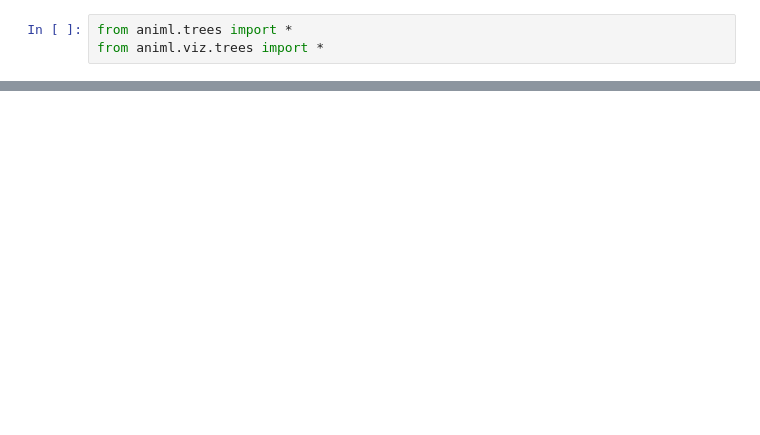
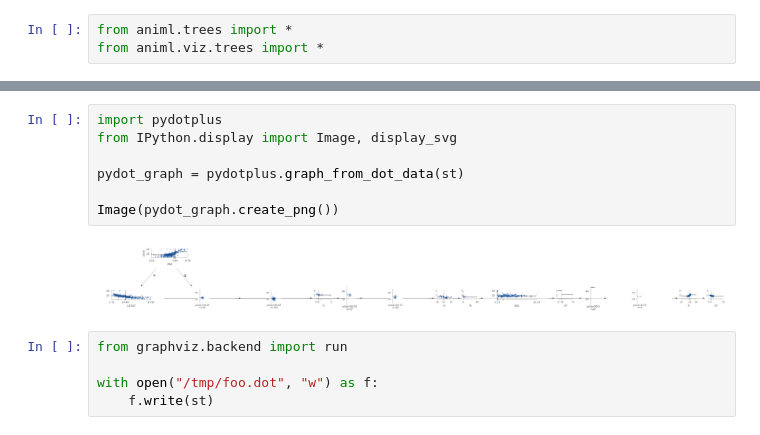
Before and after one commit to darrenzeng2012/animl, a Jupyter notebook: testing/playground.ipynb, the cells around one changed output, grey strips where cells are left out. Saved outputs shown, nothing was run; the diff lists cells and outputs as text; blank space fills up the shorter version.

```diff
--- a/testing/playground.ipynb
+++ b/testing/playground.ipynb
@@ -16,3 +16,17 @@ g = graphviz.Source(st)
 g
 # %% [output]
 [drawing not drawn]
+# %%
+import pydotplus
+from IPython.display import Image, display_svg
+
+pydot_graph = pydotplus.graph_from_dot_data(st)
+
+Image(pydot_graph.create_png())
+# %% [output]
+[figure, added]
+# %%
+from graphviz.backend import run
+
+with open("/tmp/foo.dot", "w") as f:
+    f.write(st)
```
Also changed, not shown: parts of 4 cells of this notebook, 2 other files.
